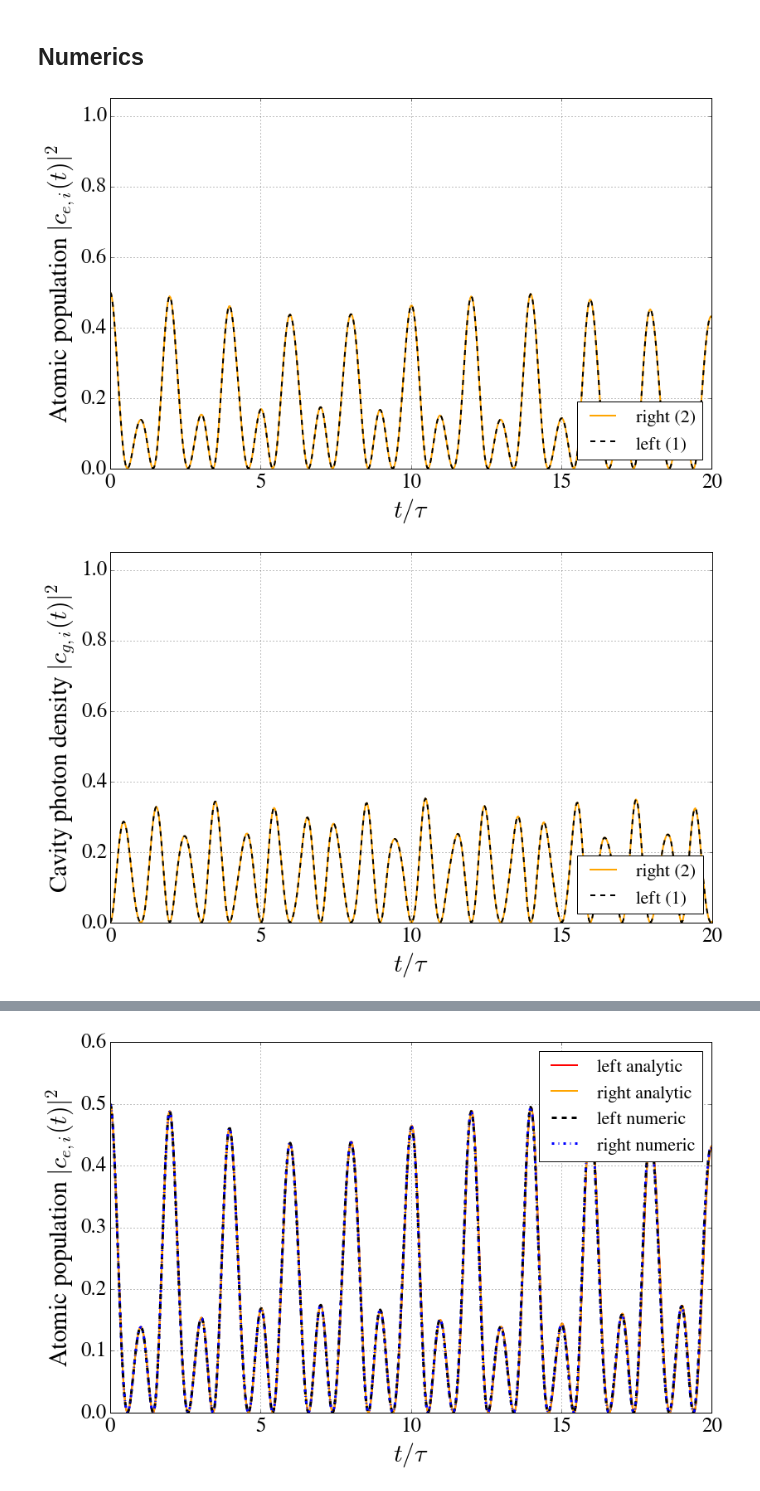
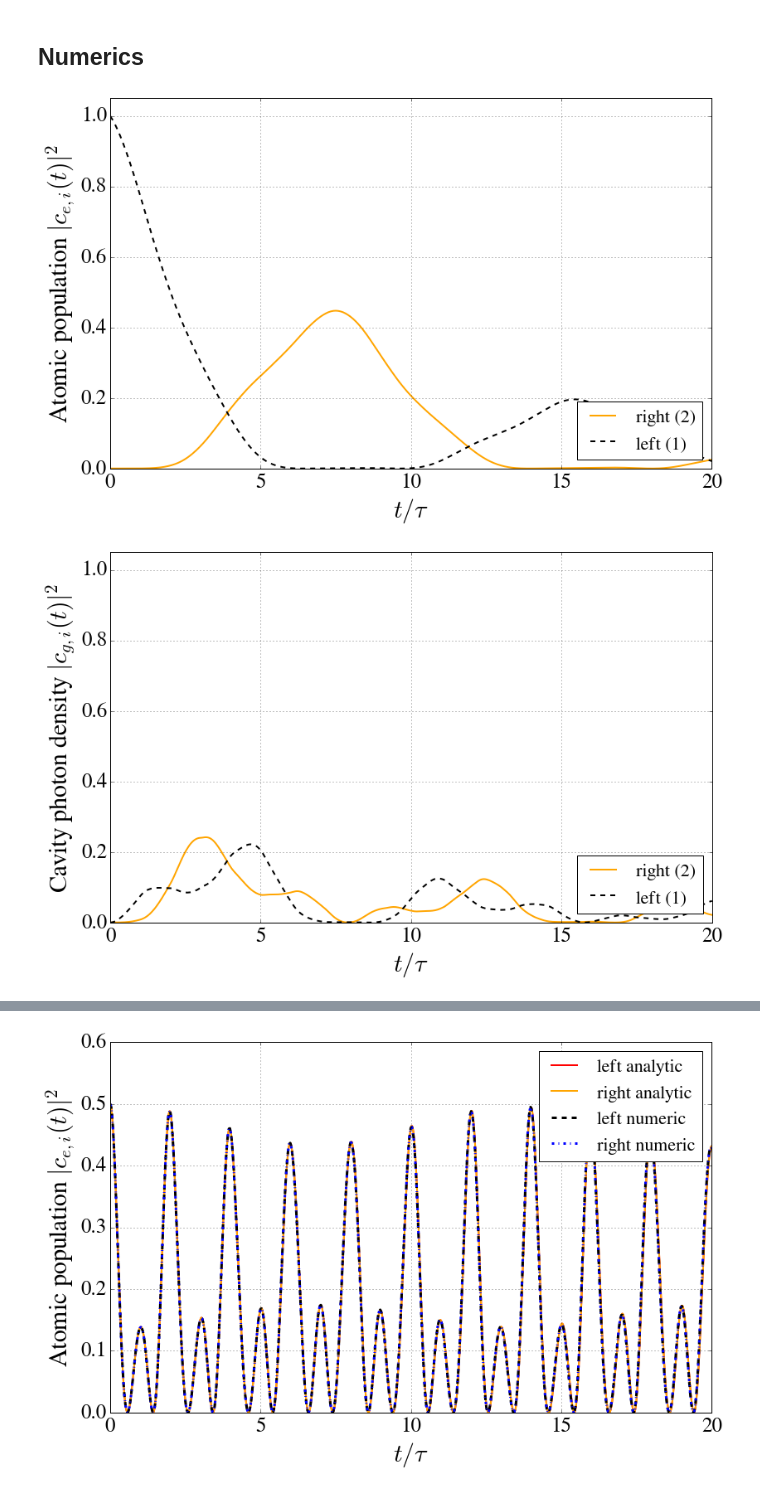
Before and after one commit to nemetniki/with-Andreas, a Jupyter notebook: CCQED.ipynb, the cells around one changed output, grey strips where cells are left out. Drawn from its saved outputs; the diff is of its cells as text; code cells hidden in the pictures.

```diff
--- a/CCQED.ipynb
+++ b/CCQED.ipynb
@@ -198,17 +206,22 @@ def jac(t, y, arg):
 # %%
 r = ode(f, jac).set_integrator('zvode', method='bdf', with_jacobian=True)
 s = 1.
-kap1 = 1.
-kap2 = 1.
-tau = np.pi/10.
-G01 = 2*np.sqrt(kap1/s/tau) #See notes for the connection between kappap and G0 (assumed to be real)
-G02 = 2*np.sqrt(kap2/s/tau) #See notes for the connection between kappap and G0 (assumed to be real)
-gam1 = 10.
-gam2 = 10.
-arg = [gam1,gam2,G01,G02,s,tau]
+kap1 = 1.2
+kap2 = 1.2
+kapi = 0.2
+tau = np.pi/128.
+v1  = 16.
+v2  = 16.
+G01 = 2*np.sqrt(v1/s/tau) #See notes for the connection between kappap and G0 (assumed to be real)
+G02 = 2*np.sqrt(v2/s/tau) #See notes for the connection between kappap and G0 (assumed to be real)
+g1 = 16.
+g2 = 16.
+gam = 5.2
+#arg: 0->g1, 1->g2, 2->gam, 3->G01, 4->G02, 5->kap1, 6->kap2, 7->kapi, 8->s, 9->tau
+arg = [g1,g2,gam,G01,G02,kap1,kap2,kapi,s,tau]
 r.set_initial_value(y0, t0).set_f_params(arg).set_jac_params(arg)
 t1 = 20.*tau
-dt = 0.01
+dt = 0.001
 
 time = np.array([t0/tau])
 #print(time)
@@ -249,32 +262,44 @@ plt.ylim(0,1.05)
 plt.plot(time,np.abs(sol[:,3])**2,linewidth=2.0,label='right (2)',color = 'orange')
 plt.hold(True)
 plt.plot(time,np.abs(sol[:,1])**2,linewidth=2.0,label='left (1)',color='k',ls='--')
 plt.xlabel('$t/\\tau$',fontsize=30.)
 plt.xlim(0,20)
 plt.ylabel('Cavity photon density $|c_{g,i}(t)|^2$',fontsize=30.)
 plt.legend(loc='lower right',fontsize = 22)
 plt.grid(True)
 plt.figure(3,figsize=(13,8))
 plt.clf()
 plt.plot(time,env,linewidth=3.0,label='env',color = 'blue', ls="-.")
 plt.xlabel('$t/\\tau$',fontsize=30.)
 plt.xlim(0,20)
 #plt.ylabel('Larger cavity photon density $\sum_{q^\prime}|c_{g,q^\prime}(t)|^2$',fontsize=30.)
 #plt.legend(loc='upper right',fontsize = 22)
 plt.grid(True)
 
 #plt.figure(4,figsize=(13,8))
 #plt.clf()
 plt.ylim(0,1.05)
 plt.hold(True)
 plt.plot(time,env+np.abs(sol[:,1])**2+np.abs(sol[:,0])**2+np.abs(sol[:,2])**2+np.abs(sol[:,3])**2\
          ,linewidth=4.0,label='norm',color = 'green')
 plt.xlabel('$t/\\tau$',fontsize=30.)
 #plt.xlim(0,3)
 plt.ylabel('External photon density $\sum_{q^\prime}|c_{g,q^\prime}(t)|^2$',fontsize=30.)
 plt.legend(loc='lower right',fontsize = 22)
 #plt.grid(True)
+plt.figure(4,figsize=(13,8))
+plt.clf()
+#plt.ylim(0,1.05)
+plt.plot(time,np.abs(sol[:,2])**2,linewidth=2.0,label='right (2)',color = 'orange')
+plt.hold(True)
+plt.plot(time,np.abs(sol[:,0])**2,linewidth=2.0,label='left (1)',color='k',ls='--')
+plt.xlabel('$t/\\tau$',fontsize=30.)
+plt.xlim(0,20)
+plt.ylabel('Atomic population $|c_{e,i}(t)|^2$',fontsize=30.)
+plt.legend(loc='lower right',fontsize = 22)
+plt.grid(True)
+
 plt.show()
 # %% [output]
-[figure, old version]
+[figure, new version]
-[figure, old version]
+[figure, new version]
```
Also changed, not shown: parts of 6 cells of this notebook, 1 other file.
